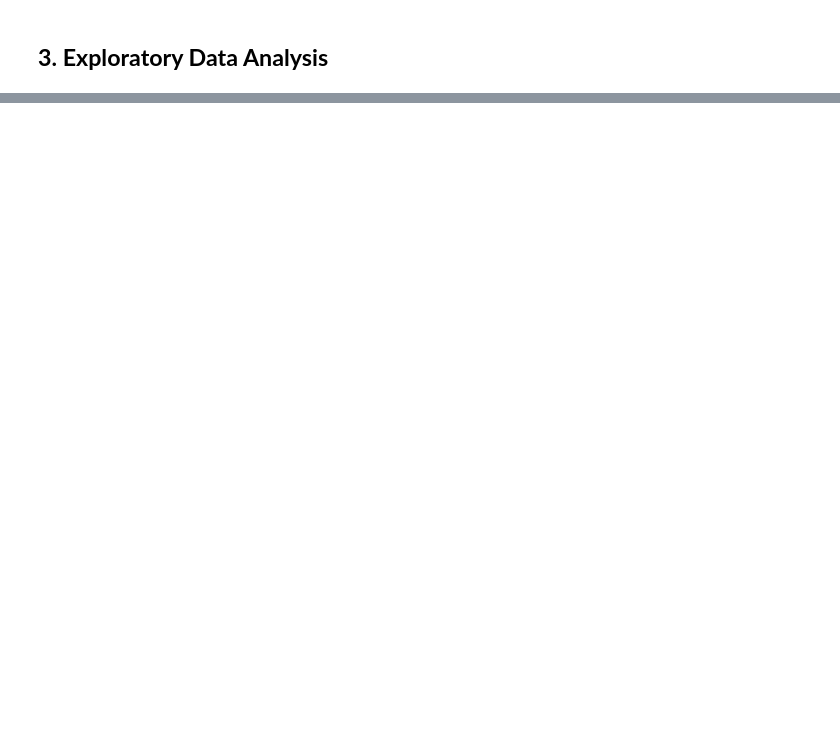
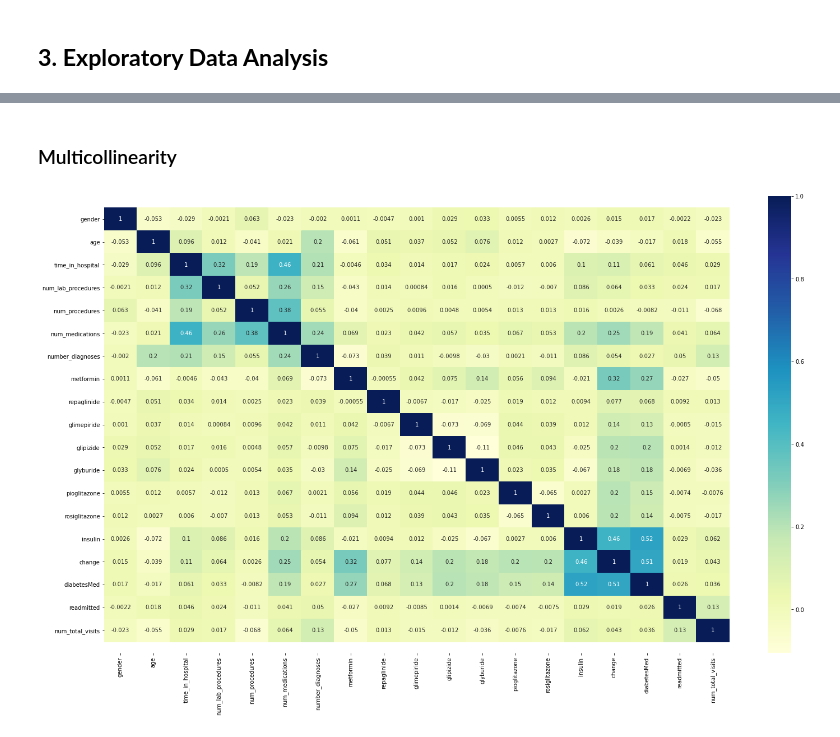
Before and after one commit to HersiYussuf/Capstone_Project, a Jupyter notebook: Diabetic_analysis.ipynb, the cells around one changed output, grey strips where cells are left out. Saved outputs shown, nothing was run; the diff lists cells and outputs as text; code cells hidden in the pictures; blank space fills up the shorter version.

```diff
--- a/Diabetic_analysis.ipynb
+++ b/Diabetic_analysis.ipynb
@@ -1908,0 +1738,3 @@ from imblearn.over_sampling import RandomOverSampler
+# %%
+# Dropping ‘number_outpatient’, ‘number_emergency’, ‘number_inpatient’
+data = data.drop(columns=['number_outpatient', 'number_emergency','number_inpatient'])
@@ -1908,0 +1743,2 @@ from imblearn.over_sampling import RandomOverSampler
+# %%
+data = data.drop(['admission_type_id'], axis=1)
@@ -1908,0 +1747,4 @@ from imblearn.over_sampling import RandomOverSampler
+# %%
+#encoding gender to numerical values
+data = data[data['gender'] != 'Unknown/Invalid']
+data['gender'] = data['gender'].replace({'Female' : 0, 'Male' : 1})
@@ -1908,0 +1869,5 @@ from imblearn.over_sampling import RandomOverSampler
+# %%
+data = data.drop(['nateglinide','chlorpropamide','acetohexamide',  'tolbutamide',
+              'acarbose', 'miglitol',  'troglitazone',  'tolazamide',
+              'glyburide-metformin',  'glipizide-metformin',
+              'glimepiride-pioglitazone','metformin-pioglitazone', 'encounter_id', 'patient_nbr'], axis=1)
@@ -1908,0 +1889,11 @@ from imblearn.over_sampling import RandomOverSampler
+# %% [markdown]
+### Multicollinearity
+# %%
+plt.figure(figsize = (25, 15))
+corr = data.corr()
+sns.heatmap(corr,annot = True,cmap = 'YlGnBu')
+b,t = plt.ylim()
+plt.ylim(b + 0.5, t - 0.5)
+plt.show()
+# %% [output]
+[figure, added]
```
Also changed, not shown: parts of 201 cells of this notebook, 7 other files.
